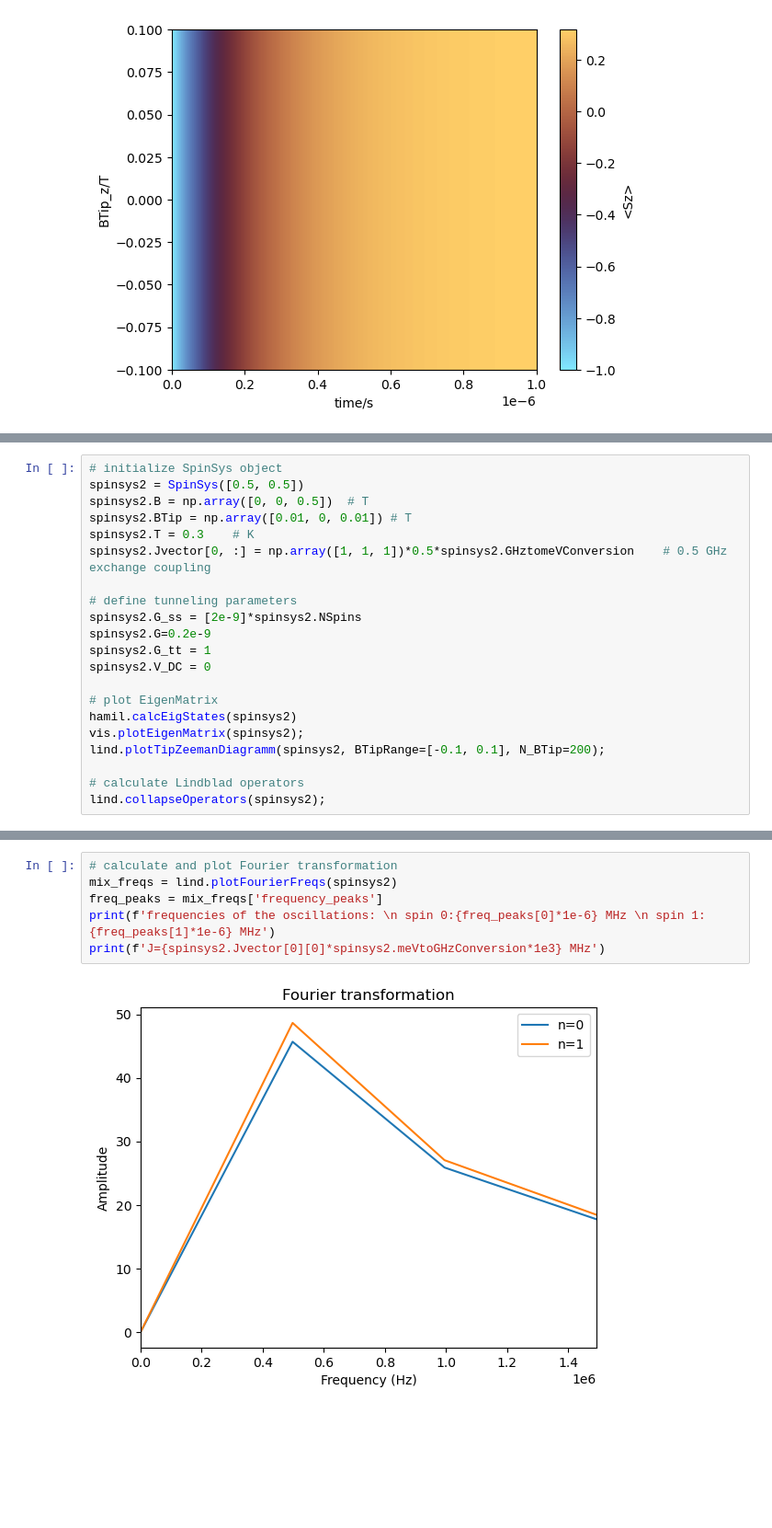
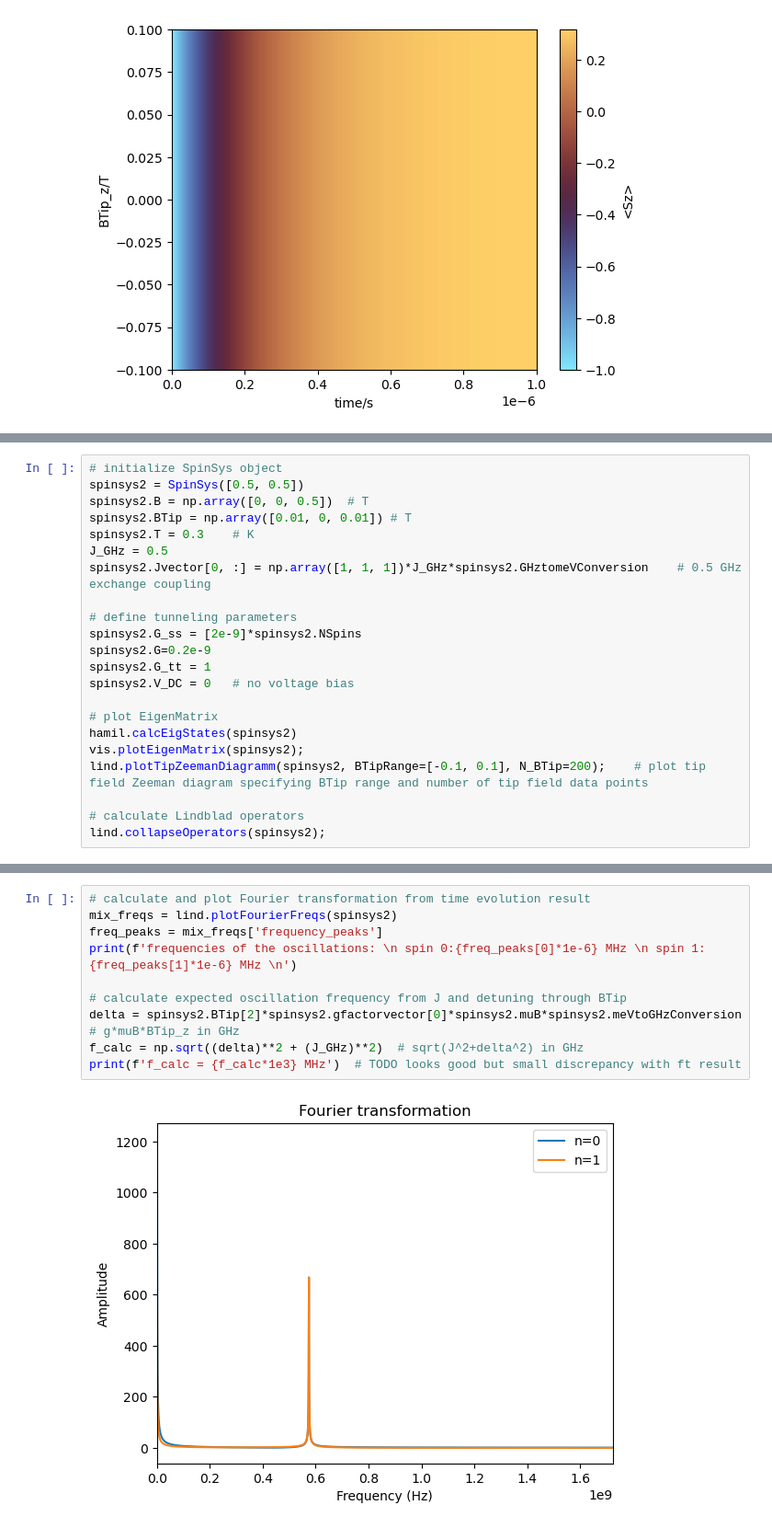
Before and after one commit to WillkeLab/Spinfinity, a Jupyter notebook: examples/ESR Examples/Lindblad_example.ipynb, the cells around one changed output, grey strips where cells are left out. Shown at 92% size. Cells and saved outputs as stored; diff of their text form; blank space fills up the shorter version.

Commit message:
finished example notebook. added option to plot tunnel current for shorter time range and to plot multiple density matrices.

```diff
--- a/examples/ESR Examples/Lindblad_example.ipynb
+++ b/examples/ESR Examples/Lindblad_example.ipynb
@@ -143,18 +218,19 @@ spinsys2 = SpinSys([0.5, 0.5])
 spinsys2.B = np.array([0, 0, 0.5])  # T
 spinsys2.BTip = np.array([0.01, 0, 0.01]) # T
 spinsys2.T = 0.3    # K
-spinsys2.Jvector[0, :] = np.array([1, 1, 1])*0.5*spinsys2.GHztomeVConversion    # 0.5 GHz exchange coupling
+J_GHz = 0.5
+spinsys2.Jvector[0, :] = np.array([1, 1, 1])*J_GHz*spinsys2.GHztomeVConversion    # 0.5 GHz exchange coupling
 
 # define tunneling parameters
 spinsys2.G_ss = [2e-9]*spinsys2.NSpins
 spinsys2.G=0.2e-9
 spinsys2.G_tt = 1
-spinsys2.V_DC = 0
+spinsys2.V_DC = 0   # no voltage bias
 
 # plot EigenMatrix
 hamil.calcEigStates(spinsys2)
 vis.plotEigenMatrix(spinsys2);
-lind.plotTipZeemanDiagramm(spinsys2, BTipRange=[-0.1, 0.1], N_BTip=200);
+lind.plotTipZeemanDiagramm(spinsys2, BTipRange=[-0.1, 0.1], N_BTip=200);    # plot tip field Zeeman diagram specifying BTip range and number of tip field data points
 
 # calculate Lindblad operators
 lind.collapseOperators(spinsys2);
@@ -201,9 +277,13 @@ The result will also be Fourier transformed. Note that for the Fourier peaks to
 # %%
-# calculate and plot Fourier transformation
+# calculate and plot Fourier transformation from time evolution result
 mix_freqs = lind.plotFourierFreqs(spinsys2)
 freq_peaks = mix_freqs['frequency_peaks']
-print(f'frequencies of the oscillations: \n spin 0:{freq_peaks[0]*1e-6} MHz \n spin 1:{freq_peaks[1]*1e-6} MHz')
-print(f'J={spinsys2.Jvector[0][0]*spinsys2.meVtoGHzConversion*1e3} MHz')
+print(f'frequencies of the oscillations: \n spin 0:{freq_peaks[0]*1e-6} MHz \n spin 1:{freq_peaks[1]*1e-6} MHz \n')
+
+# calculate expected oscillation frequency from J and detuning through BTip
+delta = spinsys2.BTip[2]*spinsys2.gfactorvector[0]*spinsys2.muB*spinsys2.meVtoGHzConversion # g*muB*BTip_z in GHz
+f_calc = np.sqrt((delta)**2 + (J_GHz)**2)  # sqrt(J^2+delta^2) in GHz
+print(f'f_calc = {f_calc*1e3} MHz')  # TODO looks good but small discrepancy with ft result
 # %% [output]
-[figure, old version]
+[figure, new version]
 frequencies of the oscillations:
```
Also changed, not shown: parts of 22 cells of this notebook, 1 other file.
